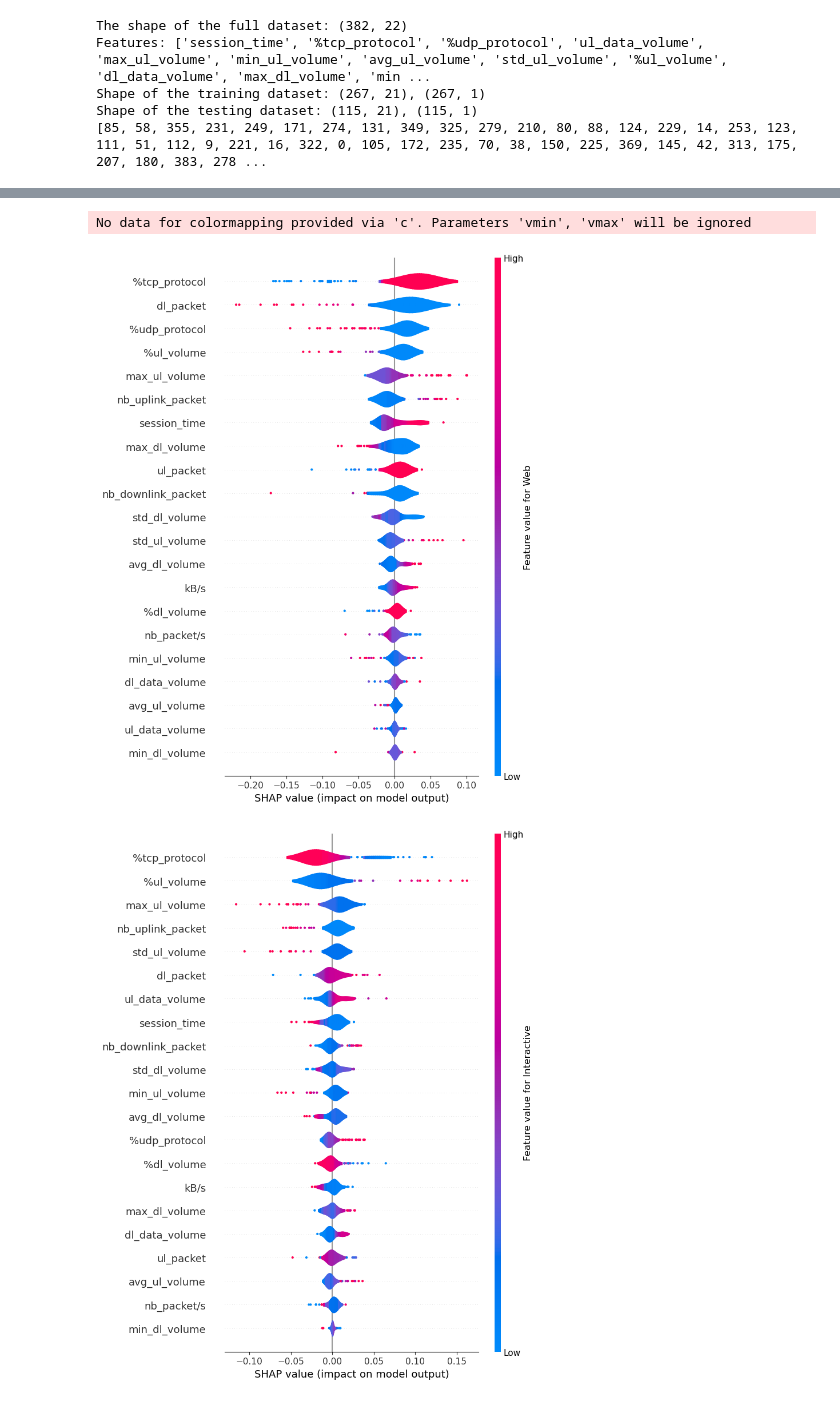
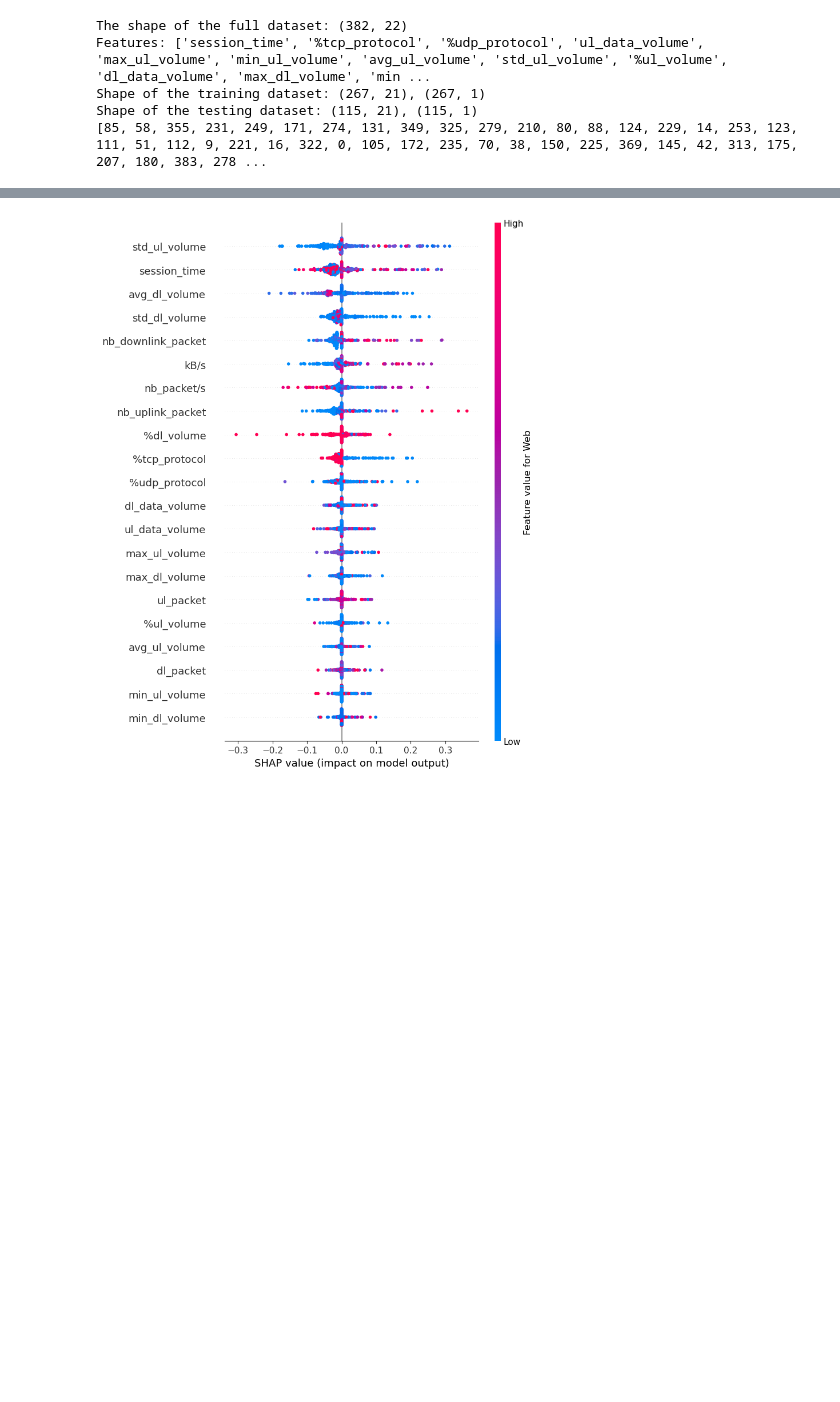
Before and after one commit to sandeepaamcp/activity-classification, a Jupyter notebook: xai/poisoning-and-inference-attacks/allinone-xai-metrics-eval-2.ipynb, the cells around one changed output, grey strips where cells are left out. Cells and saved outputs as stored; diff of their text form; code cells hidden in the pictures; blank space fills up the shorter version.

```diff
--- a/xai/poisoning-and-inference-attacks/allinone-xai-metrics-eval-2.ipynb
+++ b/xai/poisoning-and-inference-attacks/allinone-xai-metrics-eval-2.ipynb
@@ -520,19 +521,18 @@ Shape of the training dataset: (267, 21), (267, 1)
 Shape of the testing dataset: (115, 21), (115, 1)
 [85, 58, 355, 231, 249, 171, 274, 131, 349, 325, 279, 210, 80, 88, 124, 229, 14, 253, 123, 111, 51, 112, 9, 221, 16, 322, 0, 105, 172, 235, 70, 38, 150, 225, 369, 145, 42, 313, 175, 207, 180, 383, 278 ...
 # %%
-from shapash import SmartExplainer
 epochs=100
-model_type='lightgbm' # or 'random_forest'
+model_type='lightgbm' # 'random_forest' or 'lightgbm'
 
-model, model_cp = get_models_for_attack(epochs=epochs, verbose=0,model_type=model_type)
+model_ori, model_poison = get_models_for_attack(epochs=epochs, verbose=0,model_type=model_type)
 
 X_train_new, Y_train_new,_,_ = get_poison_set(X_train, Y_train, X_poison, Y_poison, poison_type='random_swapping', percentage=50)
 Y_trans = np.array(list(map((lambda x: 1 if x<1 else 2),np.argmax(Y_train_new,axis=1))))
 
-model_cp.fit(X_train_new, Y_trans)
+model_poison.fit(X_train_new, Y_trans)
 xpl = SmartExplainer(
     #preprocessing=encoder,
-    model=model_cp,
+    model=model_poison,
     backend='shap',
     #data=X_train,     # Here we pass this optional parameter that is used by ACV
 )
@@ -690,0 +633,11 @@ Accuracy: 78.64077669902913%
+# %%
+from pydoc import classname
+import warnings
+import shap
+
+classes=['Web', 'Interactive', 'Video']
+explainer = shap.KernelExplainer(model_poison.predict, X_train_new)
+with warnings.catch_warnings():
+    warnings.filterwarnings("ignore")
+    shap_values = explainer.shap_values(X_train_new, nsamples=100)
+#print(shap_values)
@@ -691,22 +671,11 @@ Accuracy: 78.64077669902913%
 # %%
-from pydoc import classname
-import warnings
-import shap
+shap.summary_plot(shap_values, X_train_new, feature_names=features, max_display=24,
+                    class_names=classes, color_bar_label='Feature value for Web', plot_type="violin")
+# shap.summary_plot(shap_values[1], X_test, feature_names=features, max_display=24,
+#                     class_names=classes, color_bar_label='Feature value for Interactive', plot_type="violin")
+# shap.summary_plot(shap_values[2], X_test, feature_names=features, max_display=24,
+#                     class_names=classes, color_bar_label='Feature value for Video', plot_type="violin")
 
-classes=['Web', 'Interactive', 'Video']
-explainer = shap.KernelExplainer(model.predict, X_test)
-with warnings.catch_warnings():
-    warnings.filterwarnings("ignore")
-    shap_values = explainer.shap_values(X_test, nsamples=100)
-#print(shap_values)
-
-shap.summary_plot(shap_values[0], X_test, feature_names=features, max_display=24,
-                    class_names=classes, color_bar_label='Feature value for Web', plot_type="violin")
-shap.summary_plot(shap_values[1], X_test, feature_names=features, max_display=24,
-                    class_names=classes, color_bar_label='Feature value for Interactive', plot_type="violin")
-shap.summary_plot(shap_values[2], X_test, feature_names=features, max_display=24,
-                    class_names=classes, color_bar_label='Feature value for Video', plot_type="violin")
-
-shap.summary_plot(shap_values, X_test, feature_names=features, max_display=24,
-                    class_names=classes, color_bar_label='Feature value for all')
+# shap.summary_plot(shap_values, X_test, feature_names=features, max_display=24,
+#                     class_names=classes, color_bar_label='Feature value for all')
 # %% [output]
@@ -732,3 +682 @@ Using 103 background data samples could cause slower run times. Consider using s
-No data for colormapping provided via 'c'. Parameters 'vmin', 'vmax' will be ignored
-[figure, old version]
+[figure, new version]
-[figure, removed]
```
Also changed, not shown: parts of 19 cells of this notebook.
